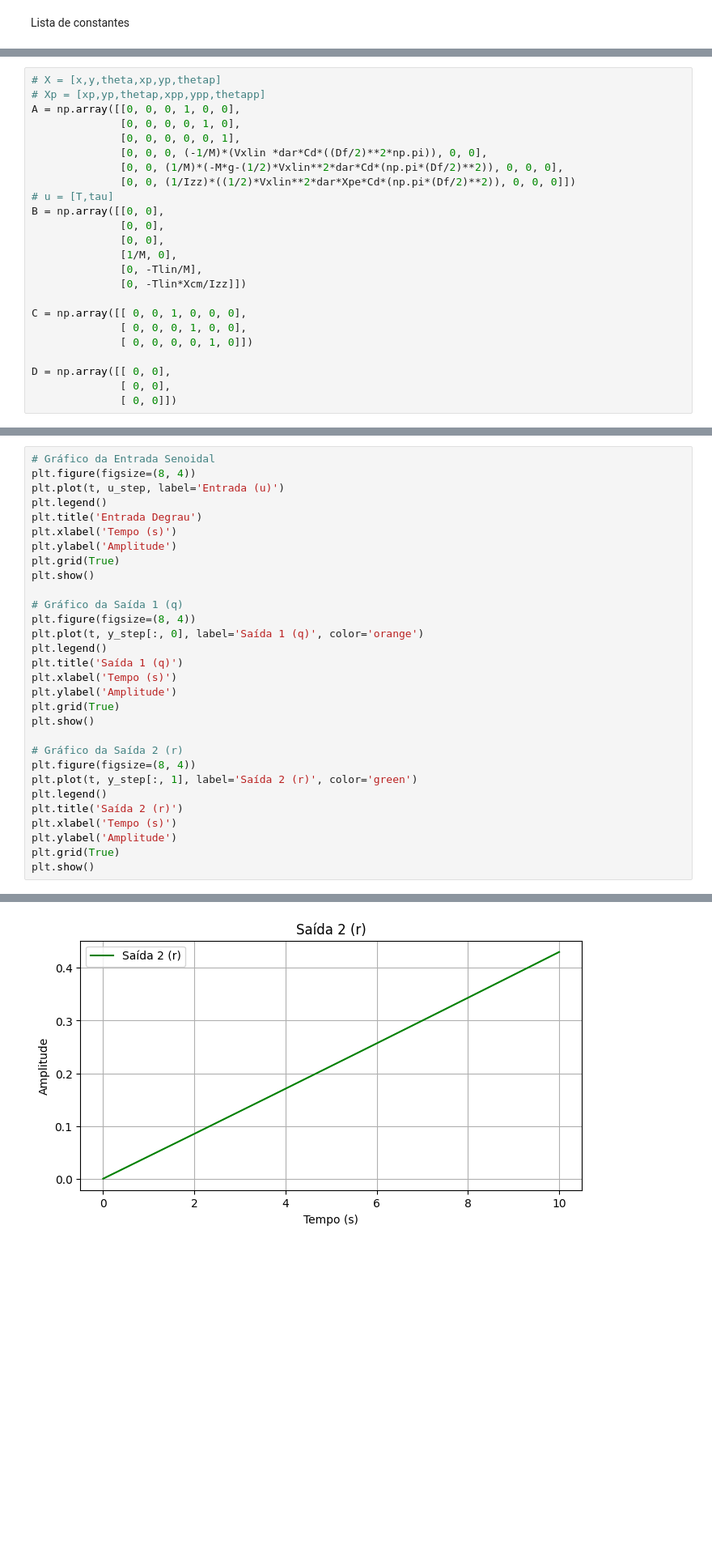
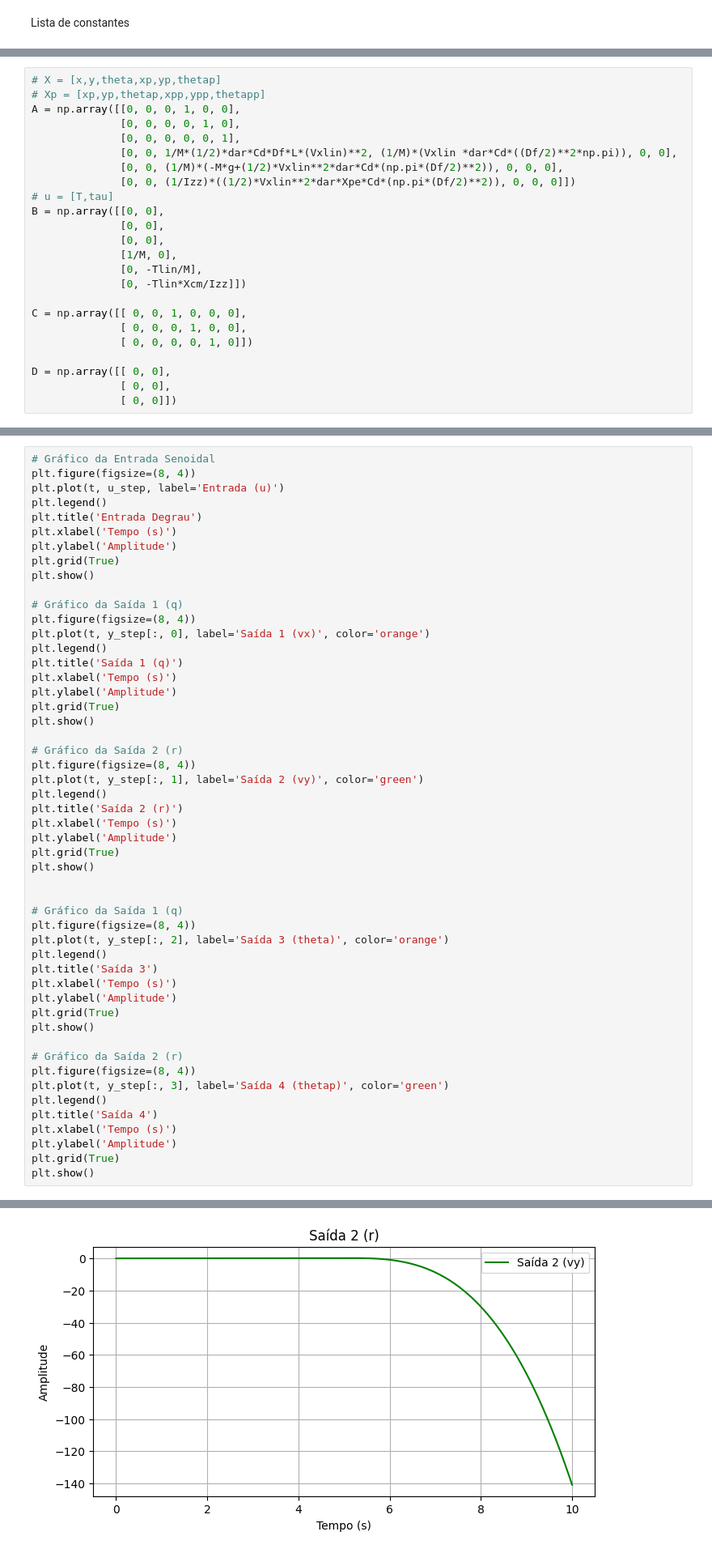
Before and after one commit to lucascarvalho10/pme3481, a Jupyter notebook: modelo_dinamico/simulacoes_linearizada.ipynb, the cells around one changed output, grey strips where cells are left out. Shown: that part at 81% size. Cells and saved outputs as stored; diff of their text form; blank space fills up the shorter version.

```diff
--- a/modelo_dinamico/simulacoes_linearizada.ipynb
+++ b/modelo_dinamico/simulacoes_linearizada.ipynb
@@ -28,8 +28,8 @@ Vxlin = -10.0
 A = np.array([[0, 0, 0, 1, 0, 0],
               [0, 0, 0, 0, 1, 0],
               [0, 0, 0, 0, 0, 1],
-              [0, 0, 0, (-1/M)*(Vxlin *dar*Cd*((Df/2)**2*np.pi)), 0, 0],
-              [0, 0, (1/M)*(-M*g-(1/2)*Vxlin**2*dar*Cd*(np.pi*(Df/2)**2)), 0, 0, 0],
+              [0, 0, 1/M*(1/2)*dar*Cd*Df*L*(Vxlin)**2, (1/M)*(Vxlin *dar*Cd*((Df/2)**2*np.pi)), 0, 0],
+              [0, 0, (1/M)*(-M*g+(1/2)*Vxlin**2*dar*Cd*(np.pi*(Df/2)**2)), 0, 0, 0],
               [0, 0, (1/Izz)*((1/2)*Vxlin**2*dar*Xpe*Cd*(np.pi*(Df/2)**2)), 0, 0, 0]])
 # u = [T,tau]
 B = np.array([[0, 0],
@@ -115,7 +138,7 @@ plt.show()
 
 # Gráfico da Saída 1 (q)
 plt.figure(figsize=(8, 4))
-plt.plot(t, y_step[:, 0], label='Saída 1 (q)', color='orange')
+plt.plot(t, y_step[:, 0], label='Saída 1 (vx)', color='orange')
 plt.legend()
 plt.title('Saída 1 (q)')
 plt.xlabel('Tempo (s)')
@@ -125,12 +148,33 @@ plt.show()
 
 # Gráfico da Saída 2 (r)
 plt.figure(figsize=(8, 4))
-plt.plot(t, y_step[:, 1], label='Saída 2 (r)', color='green')
+plt.plot(t, y_step[:, 1], label='Saída 2 (vy)', color='green')
 plt.legend()
 plt.title('Saída 2 (r)')
 plt.xlabel('Tempo (s)')
 plt.ylabel('Amplitude')
 plt.grid(True)
 plt.show()
+
+
+# Gráfico da Saída 1 (q)
+plt.figure(figsize=(8, 4))
+plt.plot(t, y_step[:, 2], label='Saída 3 (theta)', color='orange')
+plt.legend()
+plt.title('Saída 3')
+plt.xlabel('Tempo (s)')
+plt.ylabel('Amplitude')
+plt.grid(True)
+plt.show()
+
+# Gráfico da Saída 2 (r)
+plt.figure(figsize=(8, 4))
+plt.plot(t, y_step[:, 3], label='Saída 4 (thetap)', color='green')
+plt.legend()
+plt.title('Saída 4')
+plt.xlabel('Tempo (s)')
+plt.ylabel('Amplitude')
+plt.grid(True)
+plt.show()
 # %% [output]
 [figure]
@@ -138 +182 @@ plt.show()
-[figure, old version]
+[figure, new version]
```
Also changed, not shown: parts of 2 cells of this notebook, 5 other files.
